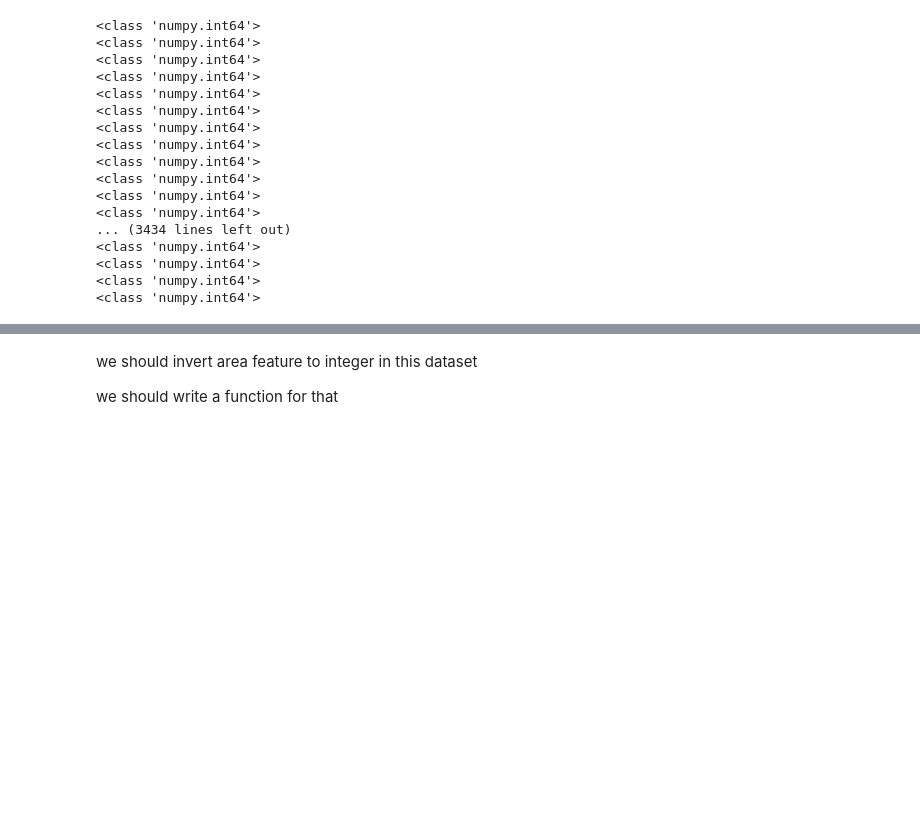
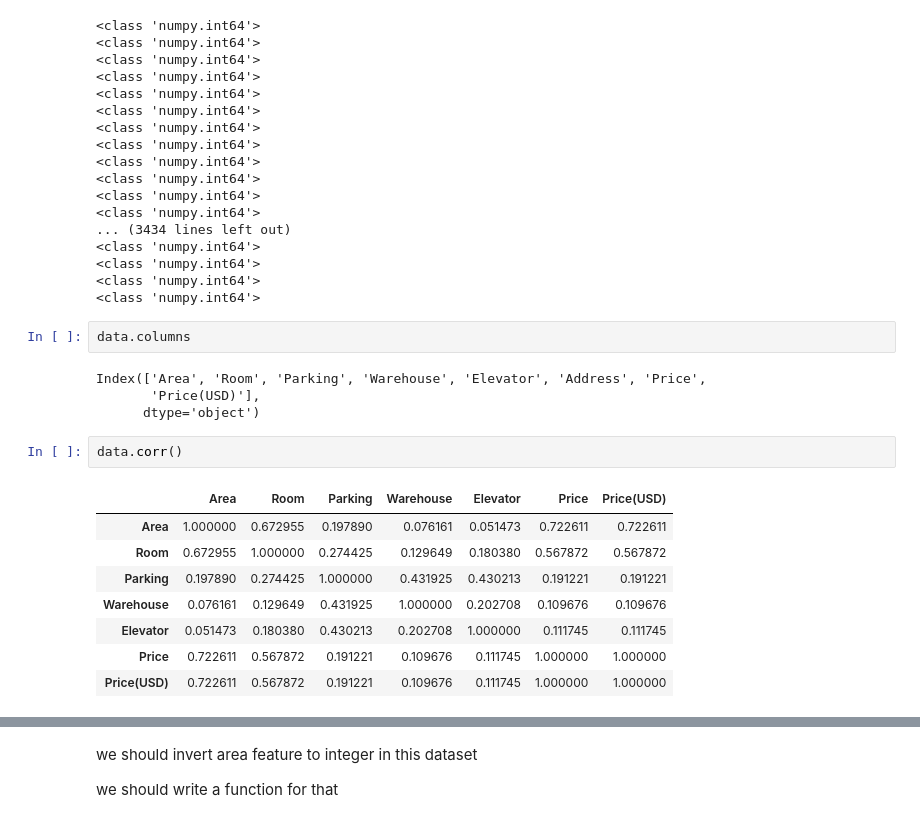
Before and after one commit to Alirs2002/Tehran_housing_price, a Jupyter notebook: linear_regression/lr.ipynb, the cells around one changed output, grey strips where cells are left out. Saved outputs shown, nothing was run; the diff lists cells and outputs as text; blank space fills up the shorter version.

```diff
--- a/linear_regression/lr.ipynb
+++ b/linear_regression/lr.ipynb
@@ -173,3 +174,20 @@ for i in data["Area"]:
 <class 'numpy.int64'>
 <class 'numpy.int64'>
 <class 'numpy.int64'>
+# %%
+data.columns
+# %% [output]
+Index(['Area', 'Room', 'Parking', 'Warehouse', 'Elevator', 'Address', 'Price',
+       'Price(USD)'],
+      dtype='object')
+# %%
+data.corr()
+# %% [output]
+|  | Area | Room | Parking | Warehouse | Elevator | Price | Price(USD) |
+| Area | 1.000000 | 0.672955 | 0.197890 | 0.076161 | 0.051473 | 0.722611 | 0.722611 |
+| Room | 0.672955 | 1.000000 | 0.274425 | 0.129649 | 0.180380 | 0.567872 | 0.567872 |
+| Parking | 0.197890 | 0.274425 | 1.000000 | 0.431925 | 0.430213 | 0.191221 | 0.191221 |
+| Warehouse | 0.076161 | 0.129649 | 0.431925 | 1.000000 | 0.202708 | 0.109676 | 0.109676 |
+| Elevator | 0.051473 | 0.180380 | 0.430213 | 0.202708 | 1.000000 | 0.111745 | 0.111745 |
+| Price | 0.722611 | 0.567872 | 0.191221 | 0.109676 | 0.111745 | 1.000000 | 1.000000 |
+| Price(USD) | 0.722611 | 0.567872 | 0.191221 | 0.109676 | 0.111745 | 1.000000 | 1.000000 |
```
Also changed, not shown: parts of 10 cells of this notebook.
